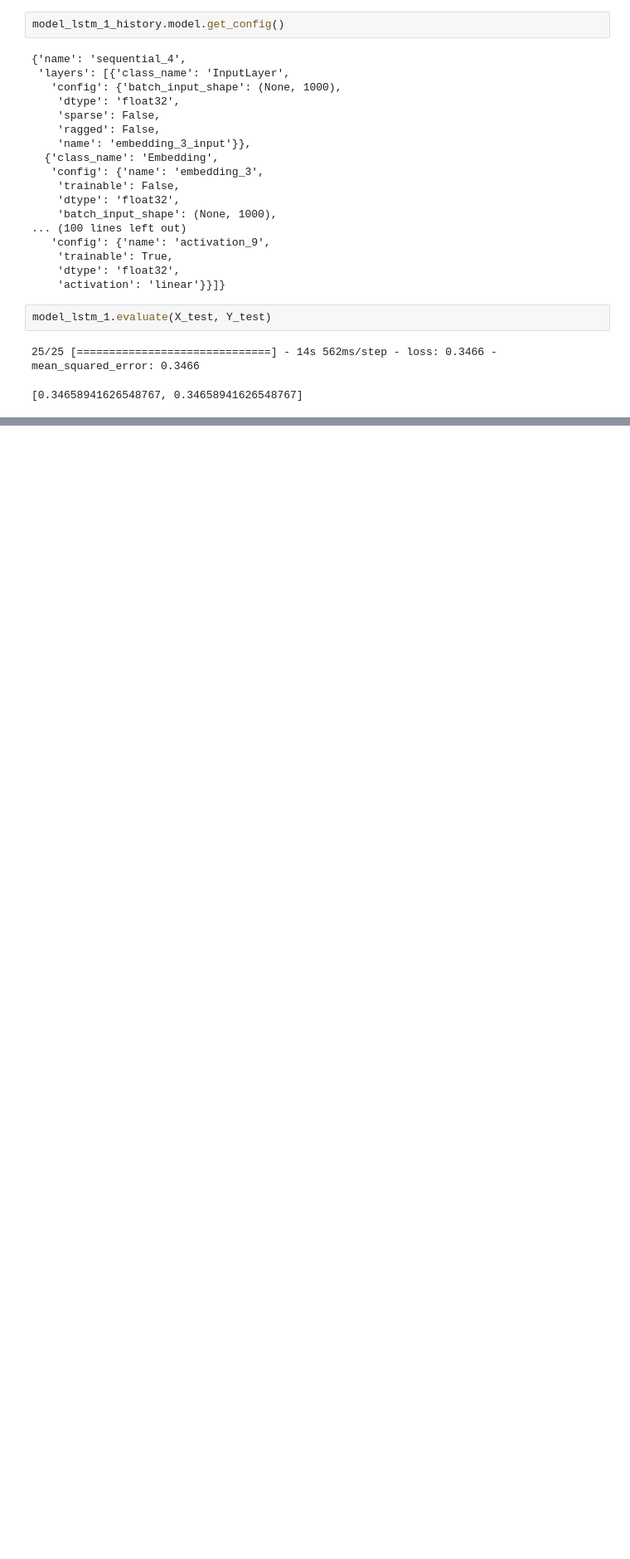
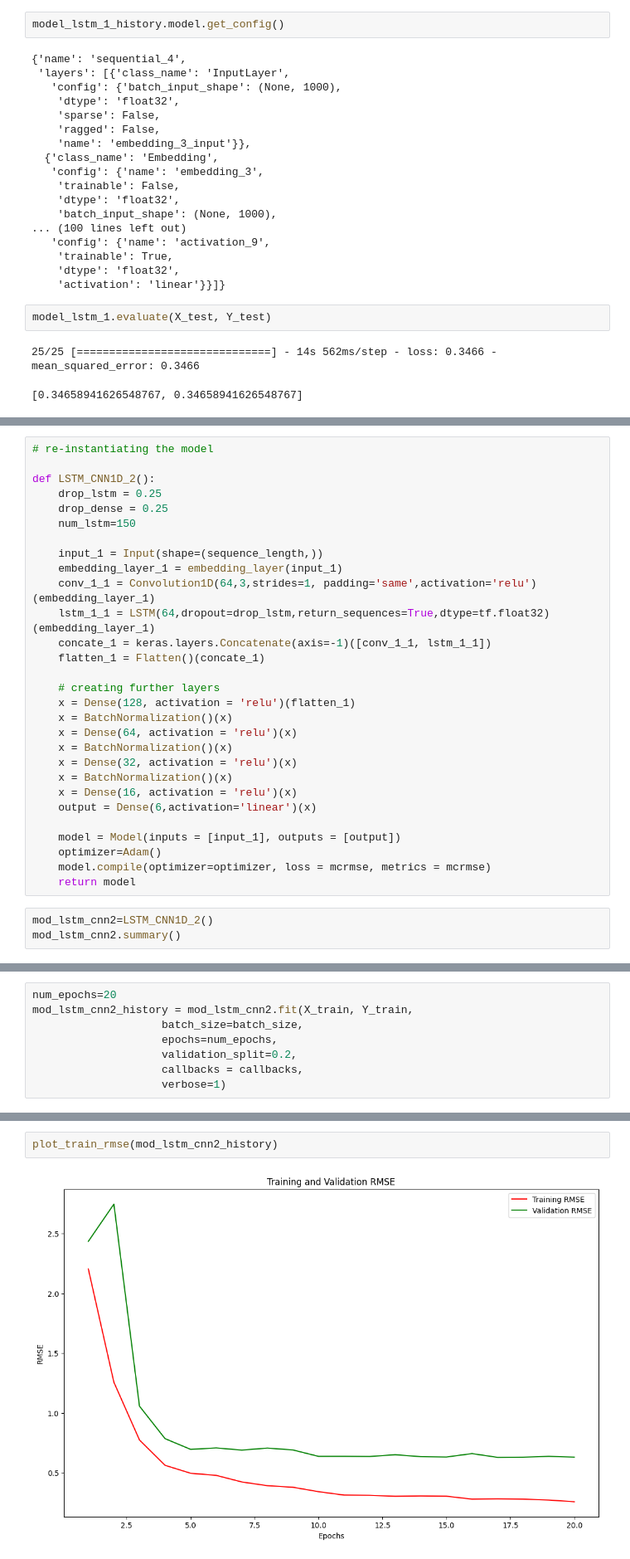
Before and after one commit to kshitij-mittal/automatic-essay-grading-DL, a Jupyter notebook: 04_deep_learning/DL_Modelng_v3-LSTMs.ipynb, the cells around one changed output, grey strips where cells are left out. Shown at 83% size. Cells and saved outputs as stored; diff of their text form; blank space fills up the shorter version.

```diff
--- a/04_deep_learning/DL_Modelng_v3-LSTMs.ipynb
+++ b/04_deep_learning/DL_Modelng_v3-LSTMs.ipynb
@@ -451,0 +595,32 @@ model_lstm_1.evaluate(X_test, Y_test)
+# %%
+# re-instantiating the model
+
+def LSTM_CNN1D_2():
+    drop_lstm = 0.25
+    drop_dense = 0.25
+    num_lstm=150
+
+    input_1 = Input(shape=(sequence_length,))
+    embedding_layer_1 = embedding_layer(input_1)
+    conv_1_1 = Convolution1D(64,3,strides=1, padding='same',activation='relu')(embedding_layer_1)
+    lstm_1_1 = LSTM(64,dropout=drop_lstm,return_sequences=True,dtype=tf.float32)(embedding_layer_1)
+    concate_1 = keras.layers.Concatenate(axis=-1)([conv_1_1, lstm_1_1])
+    flatten_1 = Flatten()(concate_1)
+
+    # creating further layers
+    x = Dense(128, activation = 'relu')(flatten_1)
+    x = BatchNormalization()(x)
+    x = Dense(64, activation = 'relu')(x)
+    x = BatchNormalization()(x)
+    x = Dense(32, activation = 'relu')(x)
+    x = BatchNormalization()(x)
+    x = Dense(16, activation = 'relu')(x)
+    output = Dense(6,activation='linear')(x)
+
+    model = Model(inputs = [input_1], outputs = [output])
+    optimizer=Adam()
+    model.compile(optimizer=optimizer, loss = mcrmse, metrics = mcrmse)
+    return model
+# %%
+mod_lstm_cnn2=LSTM_CNN1D_2()
+mod_lstm_cnn2.summary()
@@ -451,0 +645,8 @@ model_lstm_1.evaluate(X_test, Y_test)
+# %%
+num_epochs=20
+mod_lstm_cnn2_history = mod_lstm_cnn2.fit(X_train, Y_train,
+                    batch_size=batch_size,
+                    epochs=num_epochs,
+                    validation_split=0.2,
+                    callbacks = callbacks,
+                    verbose=1)
@@ -451,0 +671,4 @@ model_lstm_1.evaluate(X_test, Y_test)
+# %%
+plot_train_rmse(mod_lstm_cnn2_history)
+# %% [output]
+[figure, added]
```
Also changed, not shown: parts of 37 cells of this notebook, 3 other files.
